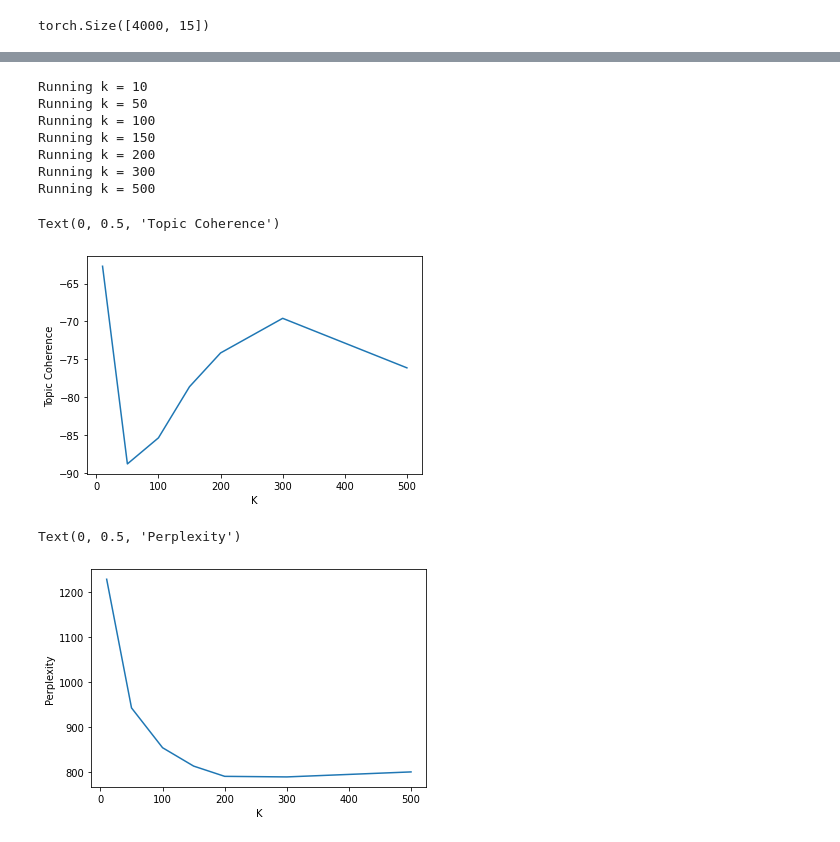
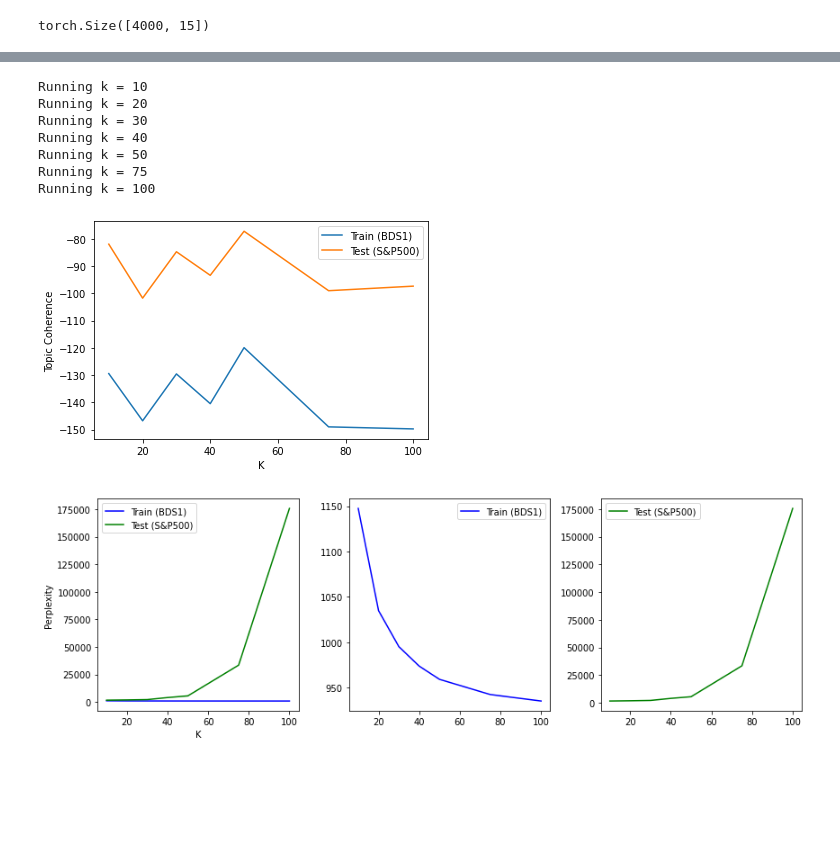
Before and after one commit to aaronfng/nlp-group-project, a Jupyter notebook: nvdm/NVDM_adaptation.ipynb, the cells around one changed output, grey strips where cells are left out. Saved outputs shown, nothing was run; the diff lists cells and outputs as text; code cells hidden in the pictures; blank space fills up the shorter version.

```diff
--- a/nvdm/NVDM_adaptation.ipynb
+++ b/nvdm/NVDM_adaptation.ipynb
@@ -491,3 +538,7 @@ perplexity(model, dataset, 20)
 # %%
+%%time
 # Used for topic coherence
-score_umass_mat = umass_score(X_sp500)
+# UMass pairwise score metric.
+# This takes a long time for some reason, even thought it is just matrix multiplication etc. operations
+score_umass_mat_bds = umass_score(X_bds)
+score_umass_mat_sp500 = umass_score(X_sp500)
@@ -525,7 +583,10 @@ Start training...
 # %%
+# For each K, compute topic coherence and perplexity on the training and test set.
 k_values.sort()
-tc_values = []
-ppx_values = []
+tc_values_train = []
+tc_values_test = []
+ppx_values_train = []
+ppx_values_test = []
 
 for k in k_values:
     print(f'Running k = {k}')
@@ -539,35 +600,48 @@ for k in k_values:
     decoder = this_model.decoder[0]
     weights = decoder.weight.data.detach().clone().cpu().numpy()
     topic_vocab_mat = weights.T
-    coherences = topic_coherence(topic_vocab_mat, 10, score_umass_mat)
-    this_c = np.mean(coherences)
 
     # Topic coherence
-    tc_values.append(this_c)
+    coherences_train = topic_coherence(topic_vocab_mat, 10, score_umass_mat_bds)
+    tc_values_train.append(np.mean(coherences_train))
+
+    coherences_test = topic_coherence(topic_vocab_mat, 10, score_umass_mat_sp500)
+    tc_values_test.append(np.mean(coherences_test))
 
     # Perplexity
-    ppx = perplexity(this_model, dataset, 20)
-    ppx_values.append(ppx)
+    ppx_train = perplexity(this_model, train_dataset, 20)
+    ppx_test = perplexity(this_model, test_dataset, 20)
+    ppx_values_train.append(ppx_train)
+    ppx_values_test.append(ppx_test)
 # %% [output]
 Running k = 10
+Running k = 20
+Running k = 30
+Running k = 40
 Running k = 50
+Running k = 75
 Running k = 100
-Running k = 150
-Running k = 200
-Running k = 300
-Running k = 500
 # %%
-plt.plot(k_values, tc_values)
+plt.plot(k_values, tc_values_train, label="Train (BDS1)")
+plt.plot(k_values, tc_values_test, label="Test (S&P500)")
 plt.xlabel("K")
 plt.ylabel("Topic Coherence")
+plt.legend();
 # %% [output]
-Text(0, 0.5, 'Topic Coherence')
-[figure, old version]
+[figure, new version]
 # %%
-plt.plot(k_values, ppx_values)
-plt.xlabel("K")
-plt.ylabel("Perplexity")
+fig, axs = plt.subplots(ncols=3, figsize=(12, 4))
+axs[0].plot(k_values, ppx_values_train, label="Train (BDS1)", color="b")
+axs[0].plot(k_values, ppx_values_test, label="Test (S&P500)", color="g")
+axs[0].set_xlabel("K")
+axs[0].set_ylabel("Perplexity")
+axs[0].legend();
+
+axs[1].plot(k_values, ppx_values_train, label="Train (BDS1)", color="b")
+axs[1].legend()
+axs[2].plot(k_values, ppx_values_test, label="Test (S&P500)", color="g")
+axs[2].legend()
+plt.tight_layout();
 # %% [output]
-Text(0, 0.5, 'Perplexity')
-[figure, old version]
+[figure, new version]
 # %%
```
Also changed, not shown: parts of 26 cells of this notebook.
